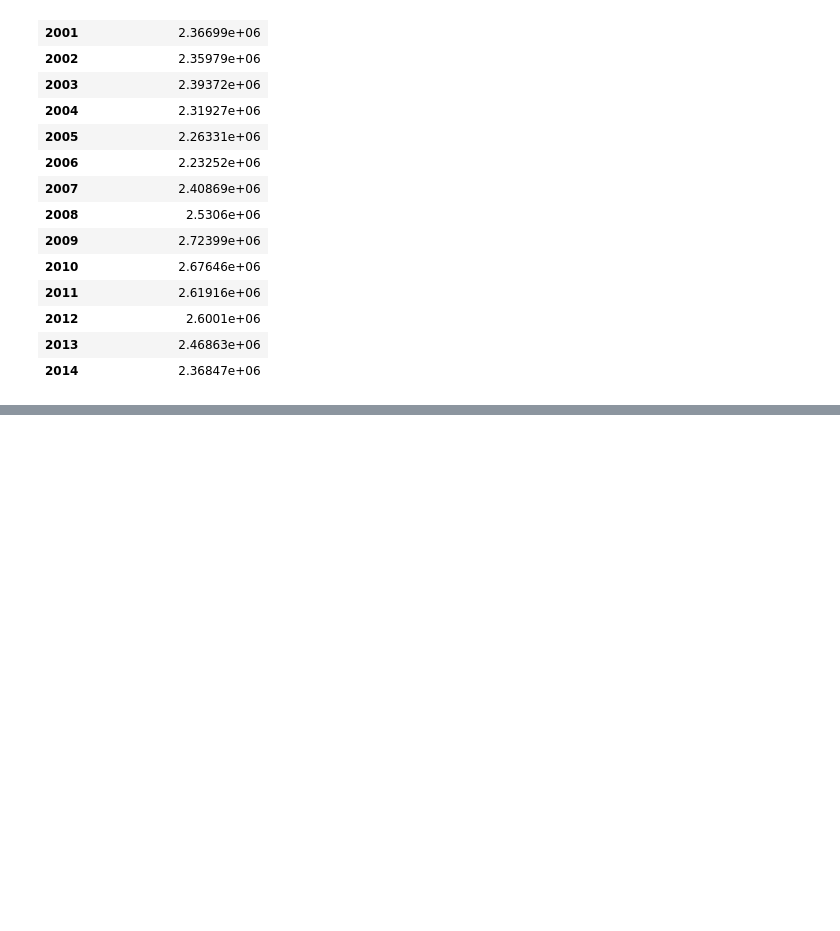
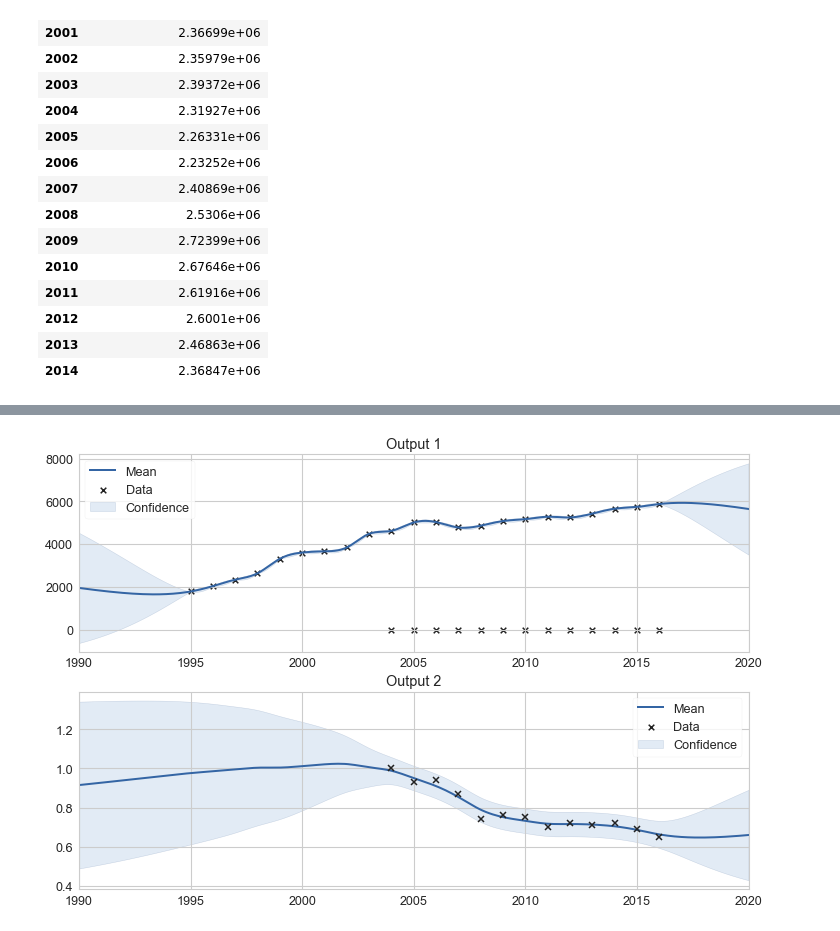
Before and after one commit to jpmerlet/estudio-acidos, a Jupyter notebook: modelos/multi_task_gp.ipynb, the cells around one changed output, grey strips where cells are left out. Drawn from its saved outputs; the diff is of its cells as text; code cells hidden in the pictures; blank space fills up the shorter version.

```diff
--- a/modelos/multi_task_gp.ipynb
+++ b/modelos/multi_task_gp.ipynb
@@ -160,0 +217,16 @@ TypeError: plot_2outputs() missing 2 required positional arguments: 'xlim' and '
+# %%
+K1 = GPy.kern.Bias(1)
+K2 = GPy.kern.Linear(1)
+K3 = GPy.kern.Matern32(1)
+lcm = GPy.util.multioutput.LCM(input_dim=1,num_outputs=2,kernels_list=[K1,K2,K3])
+
+m = GPy.models.GPCoregionalizedRegression([t_ac,t_leyes],[prod_ac,leyes],kernel=lcm)
+m['.*ICM.*var'].unconstrain()
+m['.*ICM0.*var'].constrain_fixed(1.)
+m['.*ICM0.*W'].constrain_fixed(0)
+m['.*ICM1.*var'].constrain_fixed(1.)
+m['.*ICM1.*W'].constrain_fixed(0)
+m.optimize()
+plot_2outputs(m,(1990, 2020), (0, 15000))
+# %% [output]
+[figure, added]
```
Also changed, not shown: parts of 10 cells of this notebook.
